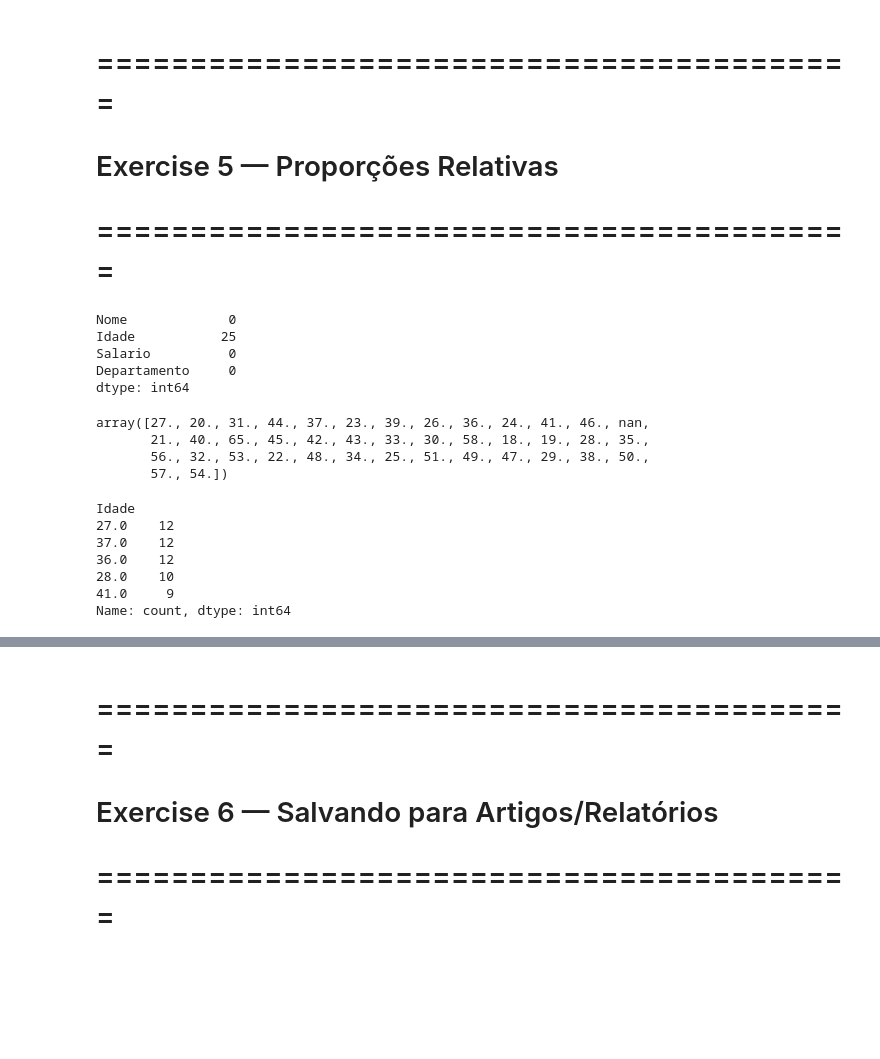
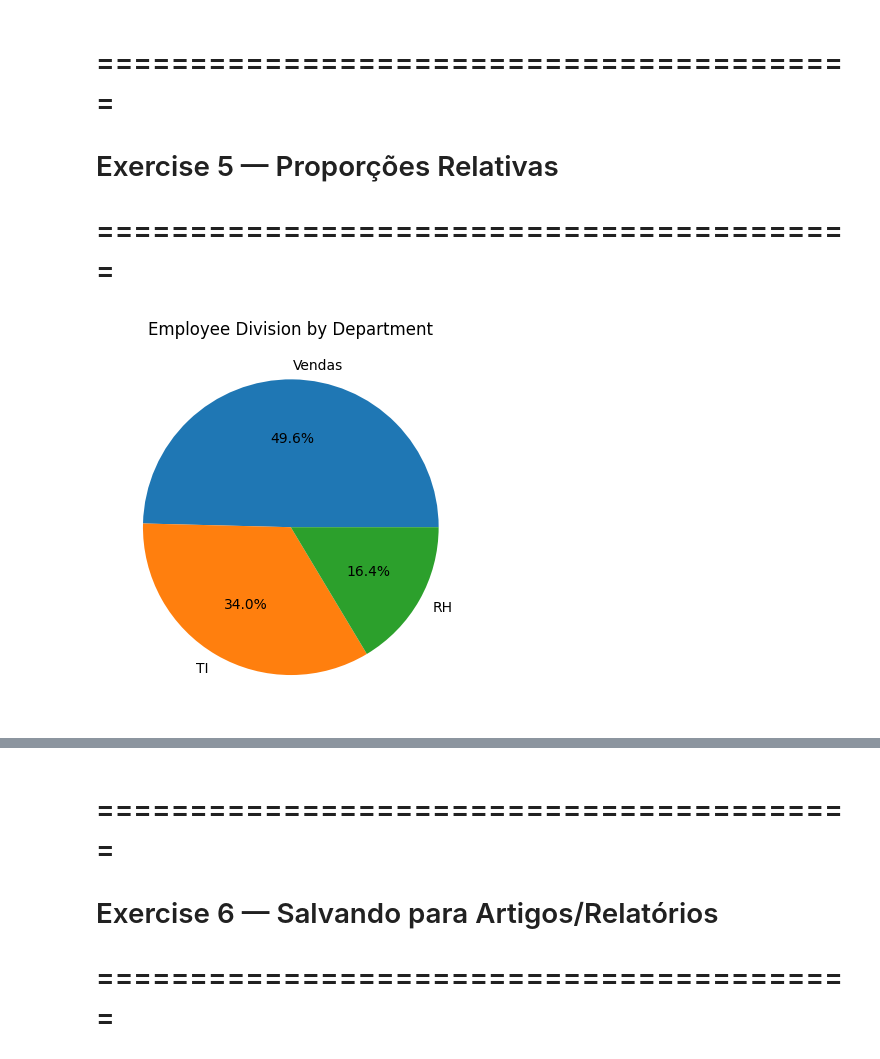
Before and after one commit to AngelOttoni/python-for-ai, a Jupyter notebook: 05-module/ex_mod_05.ipynb, the cells around one changed output, grey strips where cells are left out. Saved outputs shown, nothing was run; the diff lists cells and outputs as text; code cells hidden in the pictures; blank space fills up the shorter version.

```diff
--- a/05-module/ex_mod_05.ipynb
+++ b/05-module/ex_mod_05.ipynb
@@ -167,28 +181,17 @@ memory usage: 7.9 KB
 # =========================================
 # Exercise 5 — Proporções Relativas
 # =========================================
-# %%
-df.isnull().sum()
-# %% [output]
-Nome             0
-Idade           25
-Salario          0
-Departamento     0
-dtype: int64
-# %%
-df['Idade'].unique()
-# %% [output]
-array([27., 20., 31., 44., 37., 23., 39., 26., 36., 24., 41., 46., nan,
-       21., 40., 65., 45., 42., 43., 33., 30., 58., 18., 19., 28., 35.,
-       56., 32., 53., 22., 48., 34., 25., 51., 49., 47., 29., 38., 50.,
-       57., 54.])
-# %%
-df['Idade'].value_counts().head()
-# %% [output]
-Idade
-27.0    12
-37.0    12
-36.0    12
-28.0    10
-41.0     9
-Name: count, dtype: int64
+# %%
+department_counts = df['Departamento'].value_counts()
+
+plt.pie(
+    department_counts.values,
+    labels=department_counts.index,
+    autopct='%1.1f%%'
+)
+
+plt.title("Employee Division by Department")
+
+plt.show()
+# %% [output]
+[figure, added]
```
Also changed, not shown: parts of 38 cells of this notebook, 1 other file.
